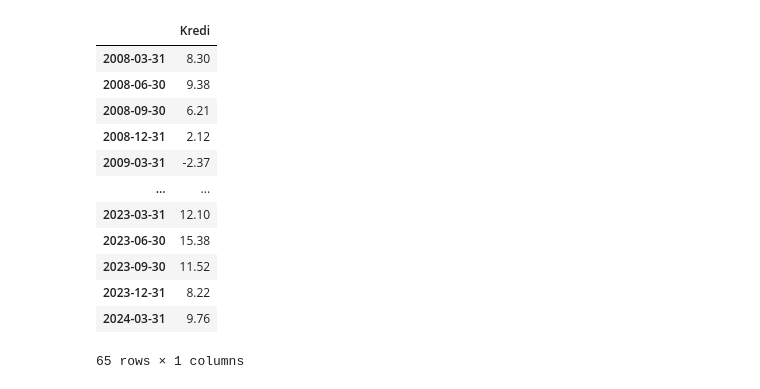
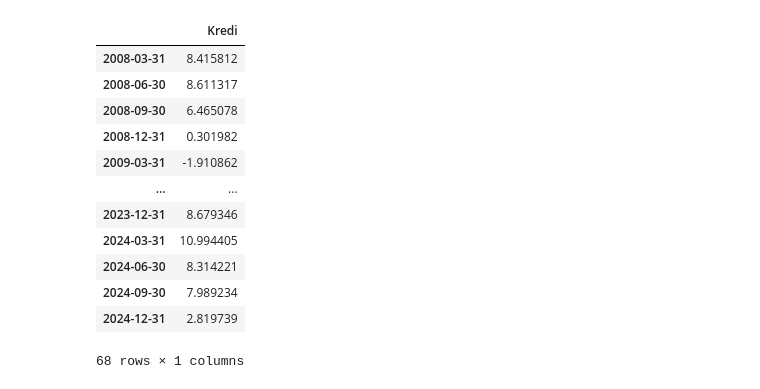
Before and after one commit to kaboya19/BuyumeTahmin, a Jupyter notebook: BuyumeTahmin.ipynb, the cells around one changed output. Cells and saved outputs as stored; diff of their text form; code cells hidden in the pictures.

```diff
--- a/BuyumeTahmin.ipynb
+++ b/BuyumeTahmin.ipynb
@@ -131,46 +138,49 @@ usd
 # %%
 params = {
-    'series': "TP.KREHACBS.A1",
+    'series': "TP.KREDI.L001",
     'startDate': "31-12-2007",
     'endDate': date.today().strftime("%d-%m-%Y"),
-    'frequency': 6,
+    'frequency': 5,
     'aggregationTypes': 'avg',
     'type': 'json'
 }
 
 url = f'https://evds2.tcmb.gov.tr/service/evds/{urlencode(params)}'
 
 response = requests.get(url=url, headers={'key': key})
 
 # print(response.request.headers)
 
 formatted_response = json.loads(response.content)
 
 kredi = formatted_response['items']
 kredi = pd.DataFrame(kredi)
 
 
 kredi = kredi.drop(columns=['UNIXTIME','Tarih'])
 kredi.columns = ['Kredi']
 kredi['Kredi'] = pd.to_numeric(kredi['Kredi'])
+kredi=kredi.dropna()
+kredi=kredi.set_index(pd.date_range(start="31-12-2007",freq="M",periods=len(kredi)))
+kredi=kredi.resample("Q").last()
+kredi=kredi.pct_change()*100
 kredi=kredi.set_index(pd.date_range(start="31-12-2007",freq="Q",periods=len(kredi)))
-kredi=kredi.pct_change()*100
 kredi=kredi.dropna()
 kredi
 # %% [output]
 |  | Kredi |
-| 2008-03-31 | 8.30 |
-| 2008-06-30 | 9.38 |
-| 2008-09-30 | 6.21 |
-| 2008-12-31 | 2.12 |
-| 2009-03-31 | -2.37 |
+| 2008-03-31 | 8.415812 |
+| 2008-06-30 | 8.611317 |
+| 2008-09-30 | 6.465078 |
+| 2008-12-31 | 0.301982 |
+| 2009-03-31 | -1.910862 |
 | ... | ... |
-| 2023-03-31 | 12.10 |
-| 2023-06-30 | 15.38 |
-| 2023-09-30 | 11.52 |
-| 2023-12-31 | 8.22 |
-| 2024-03-31 | 9.76 |
+| 2023-12-31 | 8.679346 |
+| 2024-03-31 | 10.994405 |
+| 2024-06-30 | 8.314221 |
+| 2024-09-30 | 7.989234 |
+| 2024-12-31 | 2.819739 |
-65 rows × 1 columns
+68 rows × 1 columns
 # %%
 params = {
     'series': "TP.KKHARTUT.KT1",
```
Also changed, not shown: parts of 73 cells of this notebook, 9 other files.
